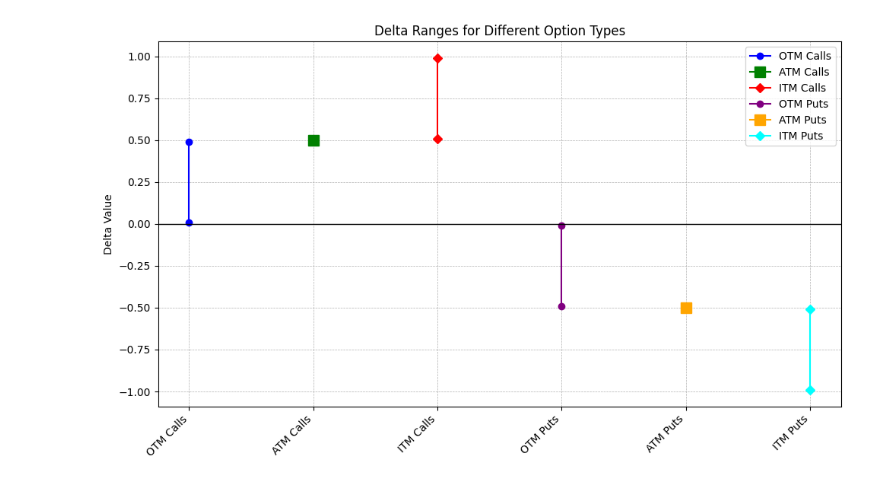
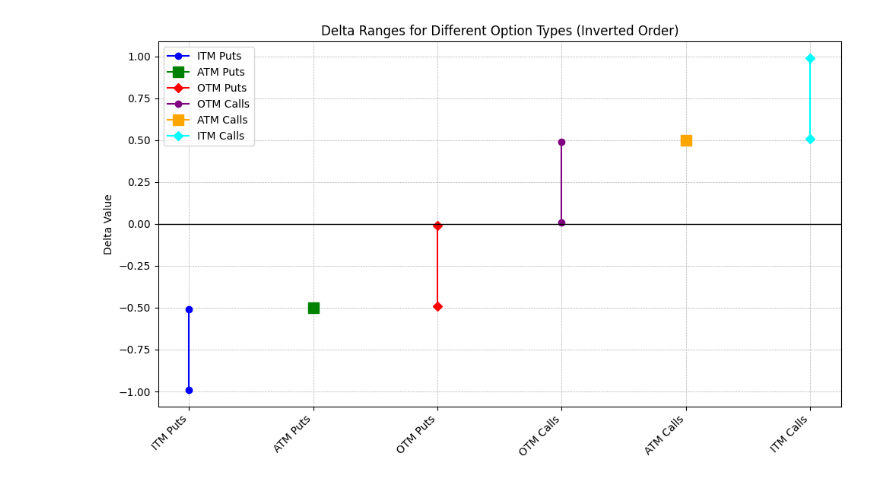
Before and after one commit to SaumikDana/Machine_Learning_Trading, a Jupyter notebook: stock_selector/delta_options.ipynb, the cells around one changed output. Cells and saved outputs as stored; diff of their text form; code cells hidden in the pictures.

```diff
--- a/stock_selector/delta_options.ipynb
+++ b/stock_selector/delta_options.ipynb
@@ -1,40 +1,38 @@
 # %%
 import matplotlib.pyplot as plt
 import numpy as np
 
-# Delta ranges for each option type
-delta_ranges = {
+# Inverting the order of the option types in the delta_ranges dictionary
+inverted_delta_ranges = {
+    'ITM Puts': (-0.99, -0.51),
+    'ATM Puts': (-0.5, -0.5),
+    'OTM Puts': (-0.49, -0.01),
     'OTM Calls': (0.01, 0.49),
     'ATM Calls': (0.5, 0.5),
-    'ITM Calls': (0.51, 0.99),
-    'OTM Puts': (-0.49, -0.01),
-    'ATM Puts': (-0.5, -0.5),
-    'ITM Puts': (-0.99, -0.51)
+    'ITM Calls': (0.51, 0.99)
 }
 
-# Plot settings
+# Plot settings for the inverted order
 fig, ax = plt.subplots(figsize=(10, 6))
-colors = ['blue', 'green', 'red', 'purple', 'orange', 'cyan']
-option_types = list(delta_ranges.keys())
-markers = ['o', 's', 'D', 'o', 's', 'D']
+inverted_option_types = list(inverted_delta_ranges.keys())
 
-# Plotting each option type delta range
-for i, (option, deltas) in enumerate(delta_ranges.items()):
+# Plotting each option type delta range in the inverted order
+for i, (option, deltas) in enumerate(inverted_delta_ranges.items()):
     if "ATM" in option:  # ATM options have a single delta value
         ax.plot([i + 1], [deltas[0]], color=colors[i], marker=markers[i], markersize=10, label=option)
     else:  # OTM and ITM options have a range of delta values
         ax.plot([i + 1, i + 1], [deltas[0], deltas[1]], color=colors[i], marker=markers[i], label=option)
 
-# Customizing the plot
-ax.set_xticks(range(1, len(option_types) + 1))
-ax.set_xticklabels(option_types, rotation=45, ha='right')
+# Customizing the plot for the inverted order
+ax.set_xticks(range(1, len(inverted_option_types) + 1))
+ax.set_xticklabels(inverted_option_types, rotation=45, ha='right')
 ax.set_ylabel('Delta Value')
-ax.set_title('Delta Ranges for Different Option Types')
+ax.set_title('Delta Ranges for Different Option Types (Inverted Order)')
 ax.grid(True, which='both', linestyle='--', linewidth=0.5)
 ax.axhline(0, color='black', linewidth=1)  # Add a line at Delta = 0
 ax.legend()
 
 plt.tight_layout()
 plt.show()
 # %% [output]
-[figure, old version]
+[figure, new version]
```
